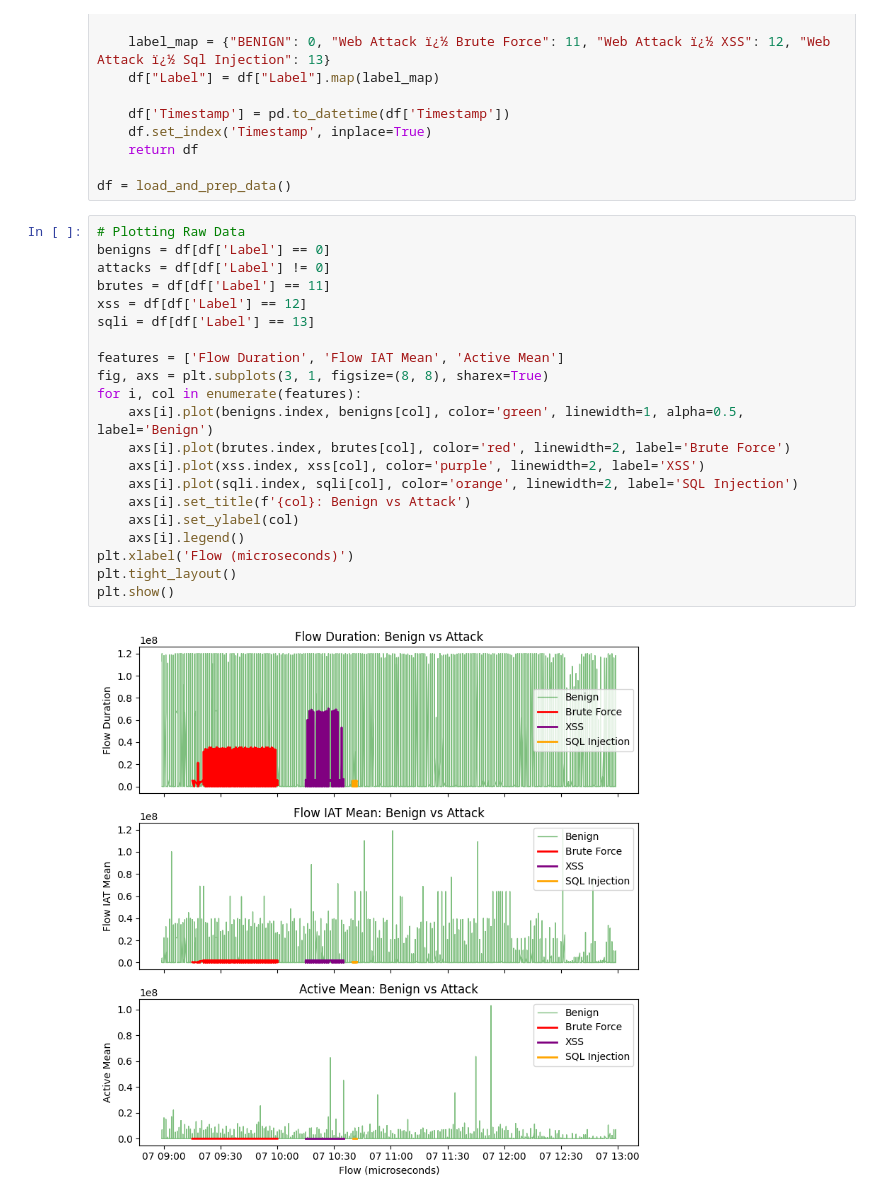
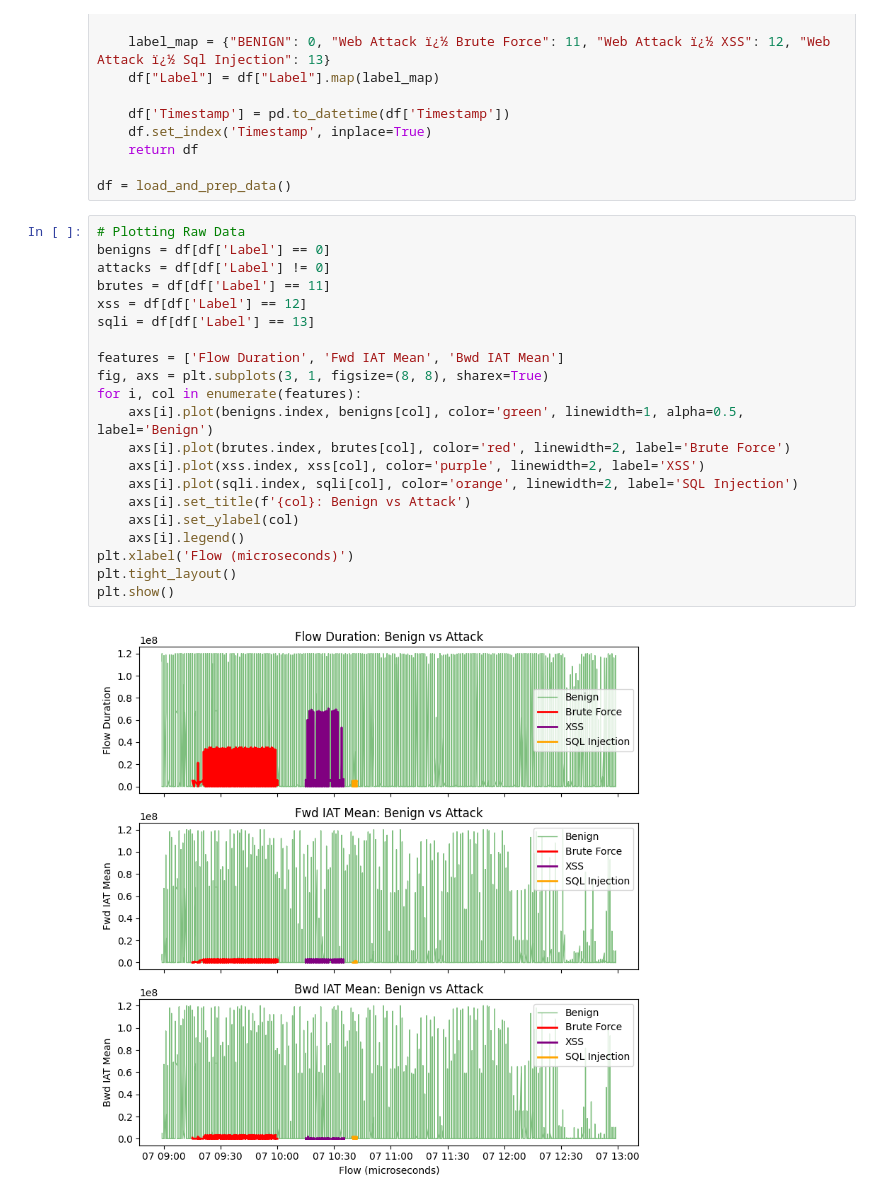
Before and after one commit to jasonwvh/tda-cicids2017, a Jupyter notebook: eda.ipynb, the cells around one changed output. Cells and saved outputs as stored; diff of their text form.

```diff
--- a/eda.ipynb
+++ b/eda.ipynb
@@ -53,24 +53,24 @@ df = load_and_prep_data()
 # %%
 # Plotting Raw Data
 benigns = df[df['Label'] == 0]
 attacks = df[df['Label'] != 0]
 brutes = df[df['Label'] == 11]
 xss = df[df['Label'] == 12]
 sqli = df[df['Label'] == 13]
 
-features = ['Flow Duration', 'Flow IAT Mean', 'Active Mean']
+features = ['Flow Duration', 'Fwd IAT Mean', 'Bwd IAT Mean']
 fig, axs = plt.subplots(3, 1, figsize=(8, 8), sharex=True)
 for i, col in enumerate(features):
     axs[i].plot(benigns.index, benigns[col], color='green', linewidth=1, alpha=0.5, label='Benign')
     axs[i].plot(brutes.index, brutes[col], color='red', linewidth=2, label='Brute Force')
     axs[i].plot(xss.index, xss[col], color='purple', linewidth=2, label='XSS')
     axs[i].plot(sqli.index, sqli[col], color='orange', linewidth=2, label='SQL Injection')
     axs[i].set_title(f'{col}: Benign vs Attack')
     axs[i].set_ylabel(col)
     axs[i].legend()
 plt.xlabel('Flow (microseconds)')
 plt.tight_layout()
 plt.show()
 # %% [output]
-[figure, old version]
+[figure, new version]
 # %%
```
Also changed, not shown: parts of 7 cells of this notebook, 2 other files.
